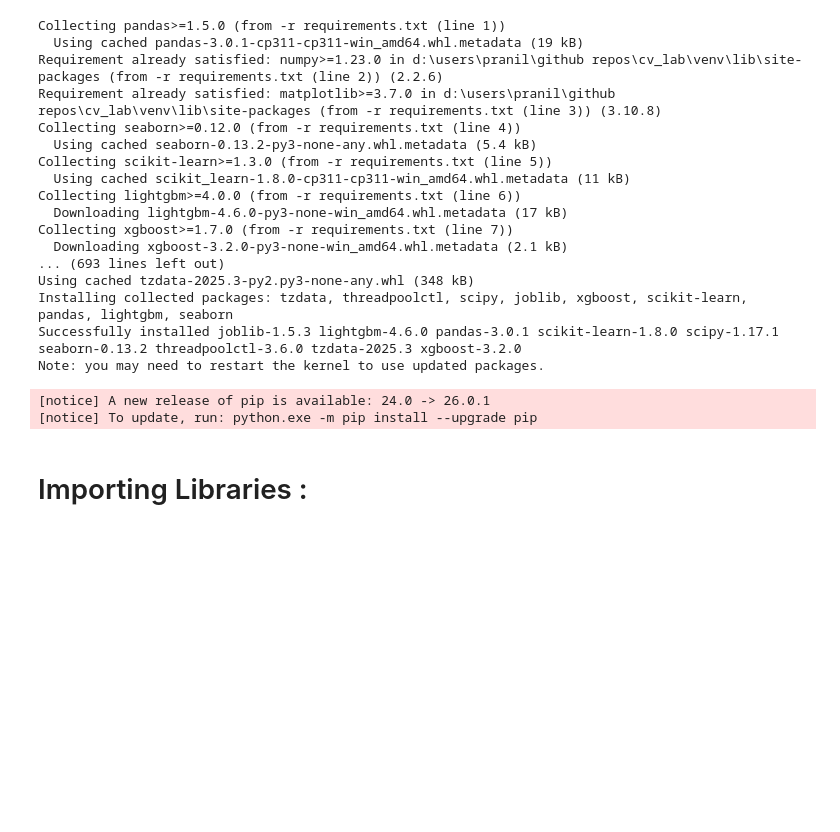
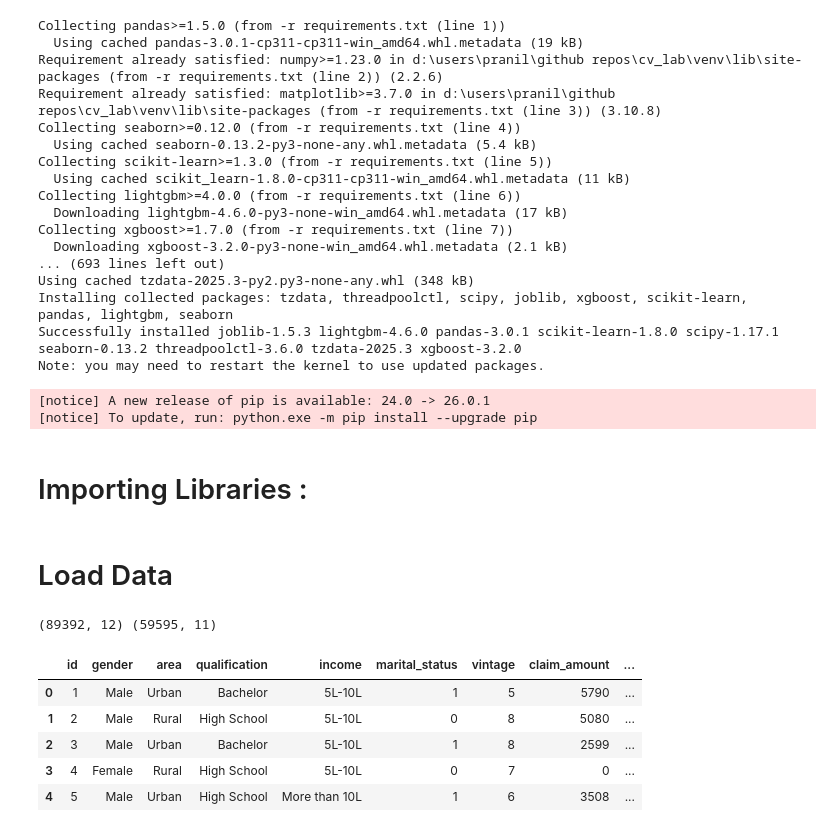
Before and after one commit to PranilBankar/CLTV_Prediction, a Jupyter notebook: Model.ipynb, the cells around one changed output. Drawn from its saved outputs; the diff is of its cells as text; code cells hidden in the pictures; blank space fills up the shorter version.

Commit message:
load data

```diff
--- a/Model.ipynb
+++ b/Model.ipynb
@@ -42,3 +42,19 @@ import xgboost as xgb
 # Warnings
 import warnings
 warnings.filterwarnings("ignore")
+# %% [markdown]
+# Load Data
+# %%
+train = pd.read_csv('Data/train_data.csv')
+test = pd.read_csv('Data/test_data.csv')
+
+print(train.shape, test.shape)
+train.head()
+# %% [output]
+(89392, 12) (59595, 11)
+|  | id | gender | area | qualification | income | marital_status | vintage | claim_amount | ... |
+| 0 | 1 | Male | Urban | Bachelor | 5L-10L | 1 | 5 | 5790 | ... |
+| 1 | 2 | Male | Rural | High School | 5L-10L | 0 | 8 | 5080 | ... |
+| 2 | 3 | Male | Urban | Bachelor | 5L-10L | 1 | 8 | 2599 | ... |
+| 3 | 4 | Female | Rural | High School | 5L-10L | 0 | 7 | 0 | ... |
+| 4 | 5 | Male | Urban | High School | More than 10L | 1 | 6 | 3508 | ... |
```
